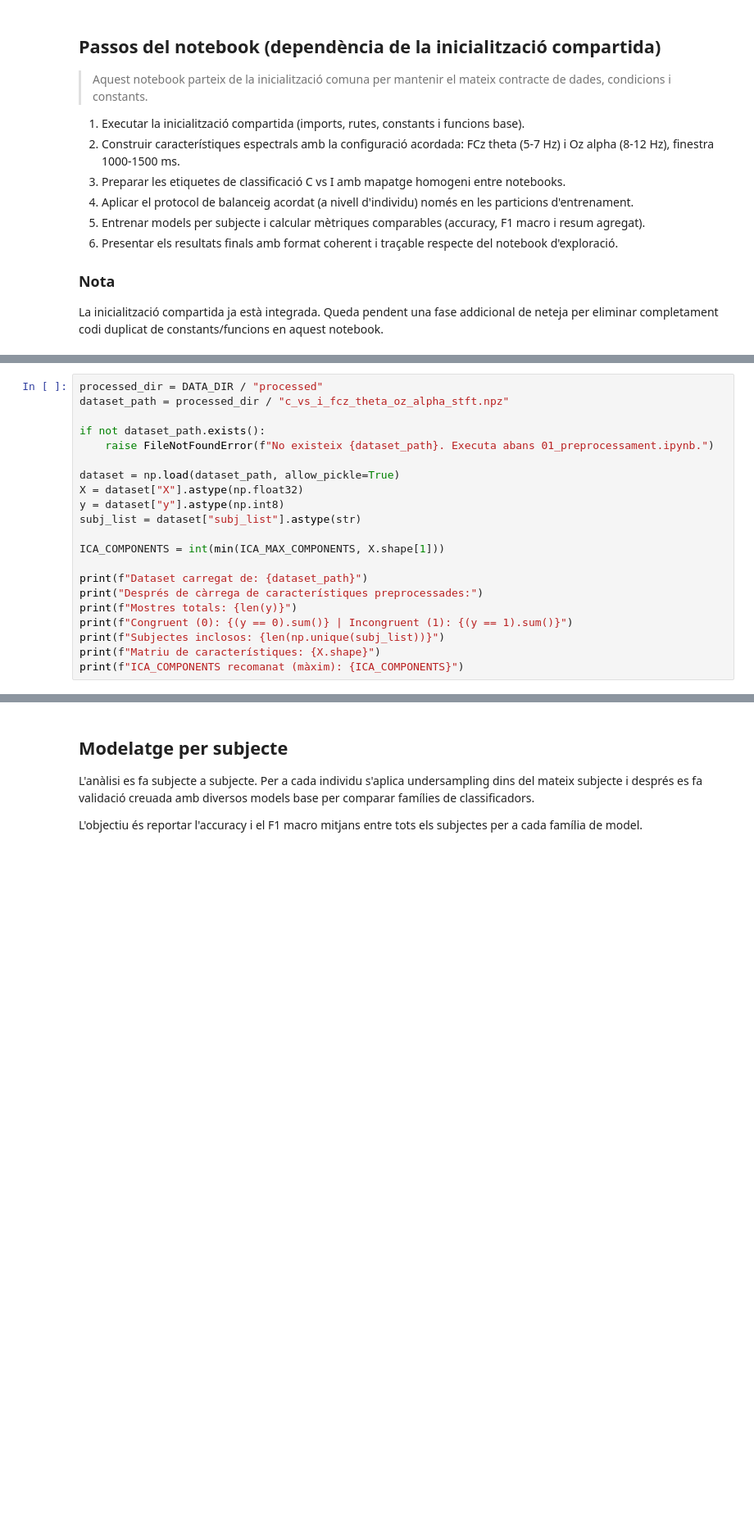
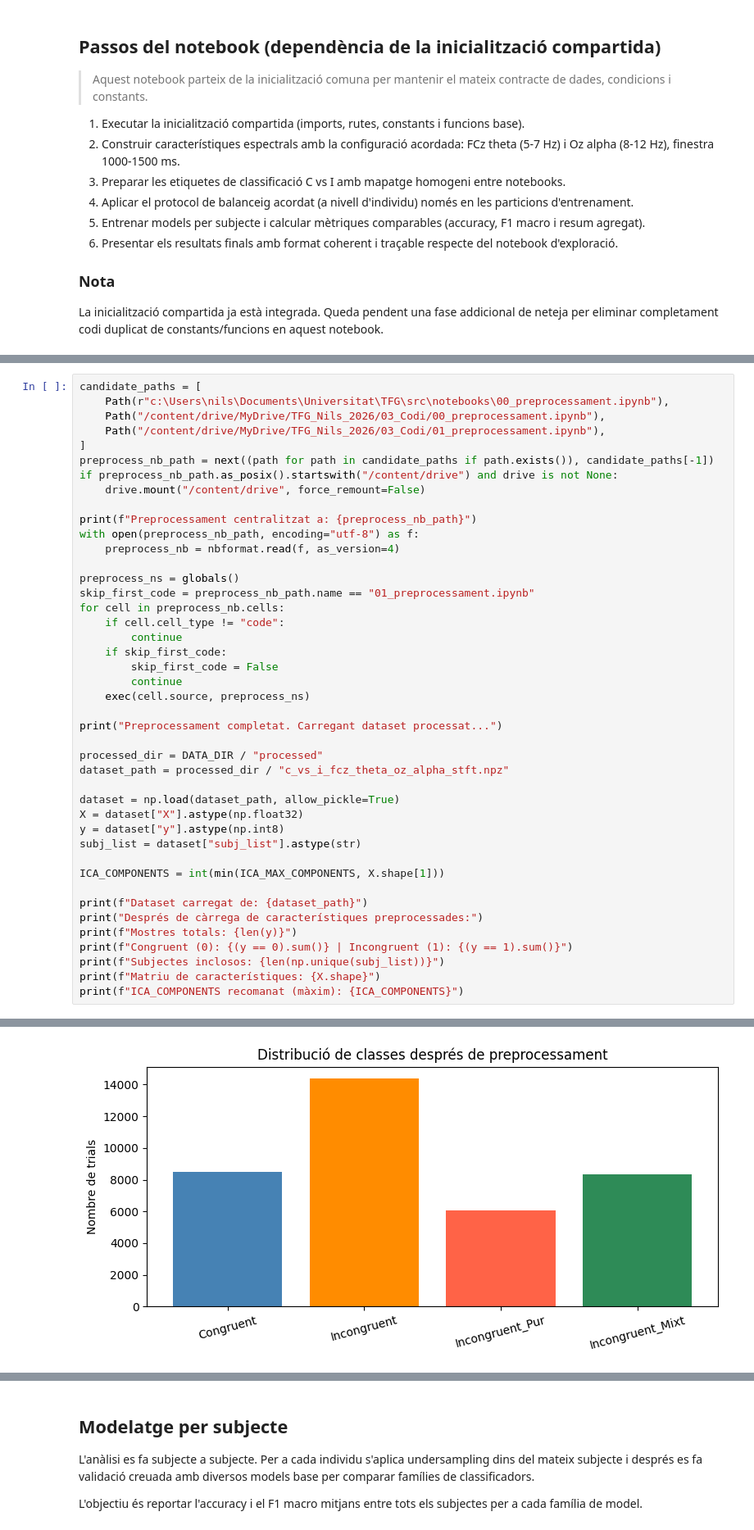
Before and after one commit to nilsduran/TFG, a Jupyter notebook: src/notebooks/02_classificació_simple.ipynb, the cells around one changed output, grey strips where cells are left out. Shown at 82% size. Saved outputs shown, nothing was run; the diff lists cells and outputs as text; blank space fills up the shorter version.

Commit message:
fusió d'inicialització i preprocessament

```diff
--- a/src/notebooks/03_classificació_simple.ipynb
+++ b/src/notebooks/02_classificació_simple.ipynb
@@ -48,9 +72,31 @@ Fitxers trobats: 47
 # %%
+candidate_paths = [
+    Path(r"c:\Users\nils\Documents\Universitat\TFG\src\notebooks\00_preprocessament.ipynb"),
+    Path("/content/drive/MyDrive/TFG_Nils_2026/03_Codi/00_preprocessament.ipynb"),
+    Path("/content/drive/MyDrive/TFG_Nils_2026/03_Codi/01_preprocessament.ipynb"),
+]
+preprocess_nb_path = next((path for path in candidate_paths if path.exists()), candidate_paths[-1])
+if preprocess_nb_path.as_posix().startswith("/content/drive") and drive is not None:
+    drive.mount("/content/drive", force_remount=False)
+
+print(f"Preprocessament centralitzat a: {preprocess_nb_path}")
+with open(preprocess_nb_path, encoding="utf-8") as f:
+    preprocess_nb = nbformat.read(f, as_version=4)
+
+preprocess_ns = globals()
+skip_first_code = preprocess_nb_path.name == "01_preprocessament.ipynb"
+for cell in preprocess_nb.cells:
+    if cell.cell_type != "code":
+        continue
+    if skip_first_code:
+        skip_first_code = False
+        continue
+    exec(cell.source, preprocess_ns)
+
+print("Preprocessament completat. Carregant dataset processat...")
+
 processed_dir = DATA_DIR / "processed"
 dataset_path = processed_dir / "c_vs_i_fcz_theta_oz_alpha_stft.npz"
-
-if not dataset_path.exists():
-    raise FileNotFoundError(f"No existeix {dataset_path}. Executa abans 01_preprocessament.ipynb.")
 
 dataset = np.load(dataset_path, allow_pickle=True)
 X = dataset["X"].astype(np.float32)
@@ -75,0 +142 @@ Característiques: Oz (Alpha 8-12 Hz) + FCz (Theta 5-7 Hz)
+[figure, added]
```
Also changed, not shown: parts of 5 cells of this notebook, 6 other files.
